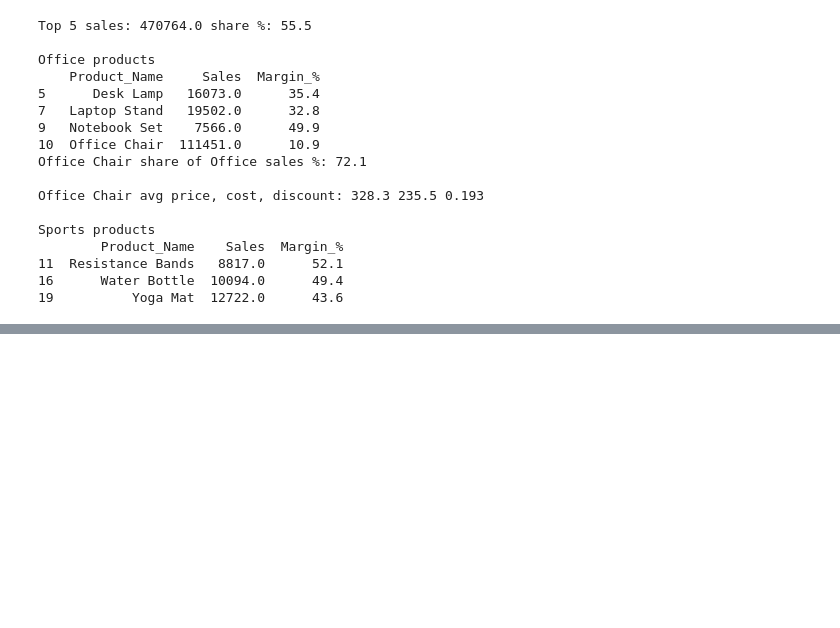
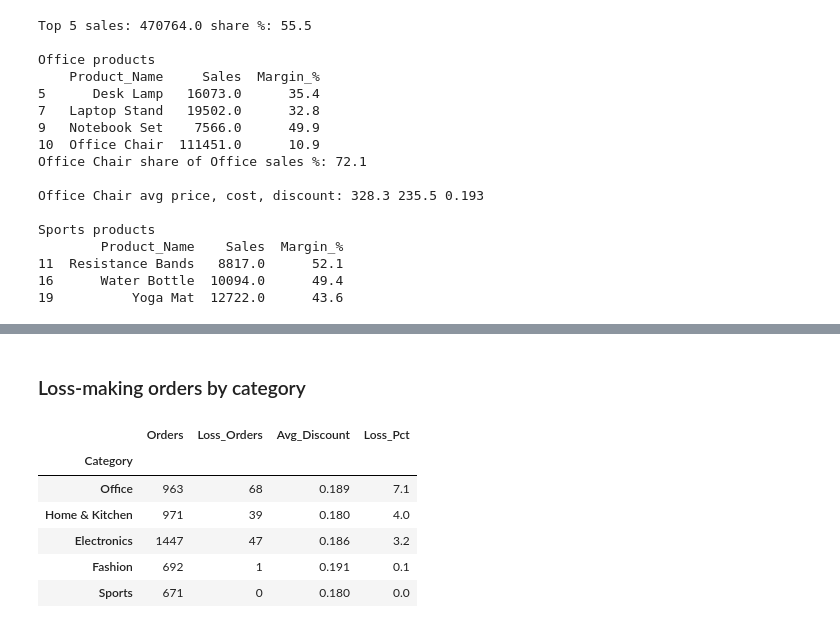
Before and after one commit to ariful3551/Ecommerce-Orders-Analysis, a Jupyter notebook: notebooks/04_business_questions.ipynb, the cells around one changed output, grey strips where cells are left out. Saved outputs shown, nothing was run; the diff lists cells and outputs as text; code cells hidden in the pictures; blank space fills up the shorter version.

```diff
--- a/notebooks/04_business_questions.ipynb
+++ b/notebooks/04_business_questions.ipynb
@@ -179,0 +217,18 @@ Sports products
+# %% [markdown]
+### Loss-making orders by category
+# %%
+loss_by_cat = sales_df.groupby("Category").agg(
+    Orders=("Order_ID", "count"),
+    Loss_Orders=("Is_Loss", "sum"),
+    Avg_Discount=("Discount", "mean"),
+)
+loss_by_cat["Loss_Pct"] = loss_by_cat["Loss_Orders"] / loss_by_cat["Orders"] * 100
+loss_by_cat.sort_values("Loss_Pct", ascending=False).round({"Avg_Discount": 3, "Loss_Pct": 1})
+# %% [output]
+|  | Orders | Loss_Orders | Avg_Discount | Loss_Pct |
+| Category |  |  |  |  |
+| Office | 963 | 68 | 0.189 | 7.1 |
+| Home & Kitchen | 971 | 39 | 0.180 | 4.0 |
+| Electronics | 1447 | 47 | 0.186 | 3.2 |
+| Fashion | 692 | 1 | 0.191 | 0.1 |
+| Sports | 671 | 0 | 0.180 | 0.0 |
```
Also changed, not shown: parts of 7 cells of this notebook.
